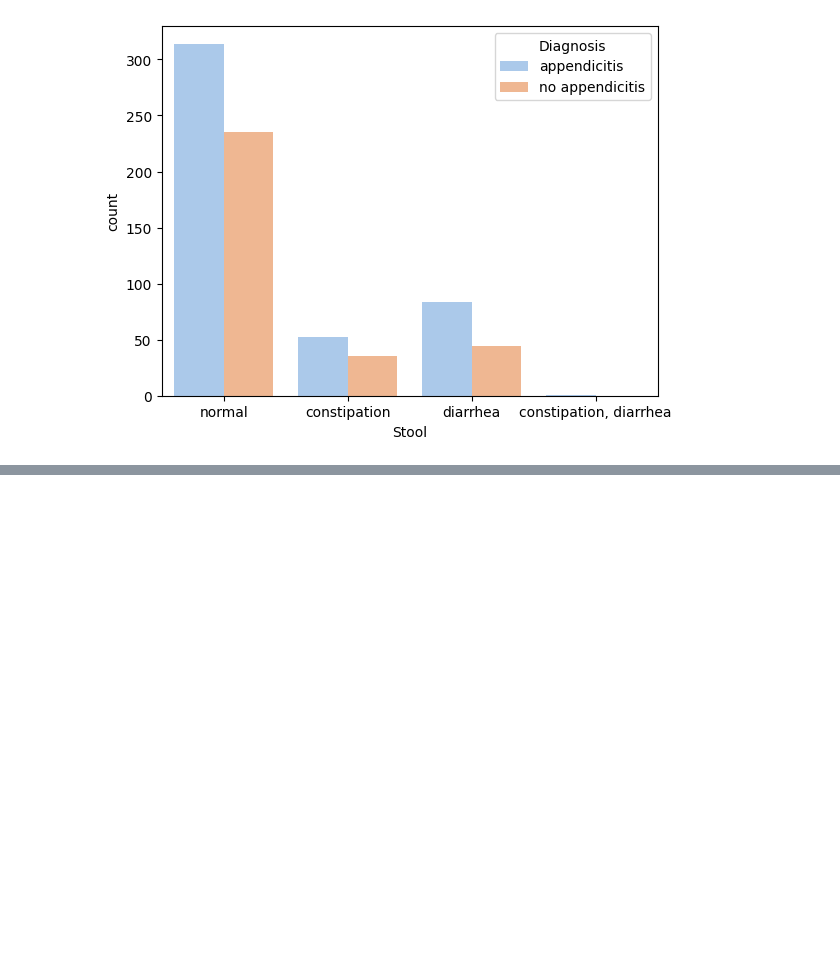
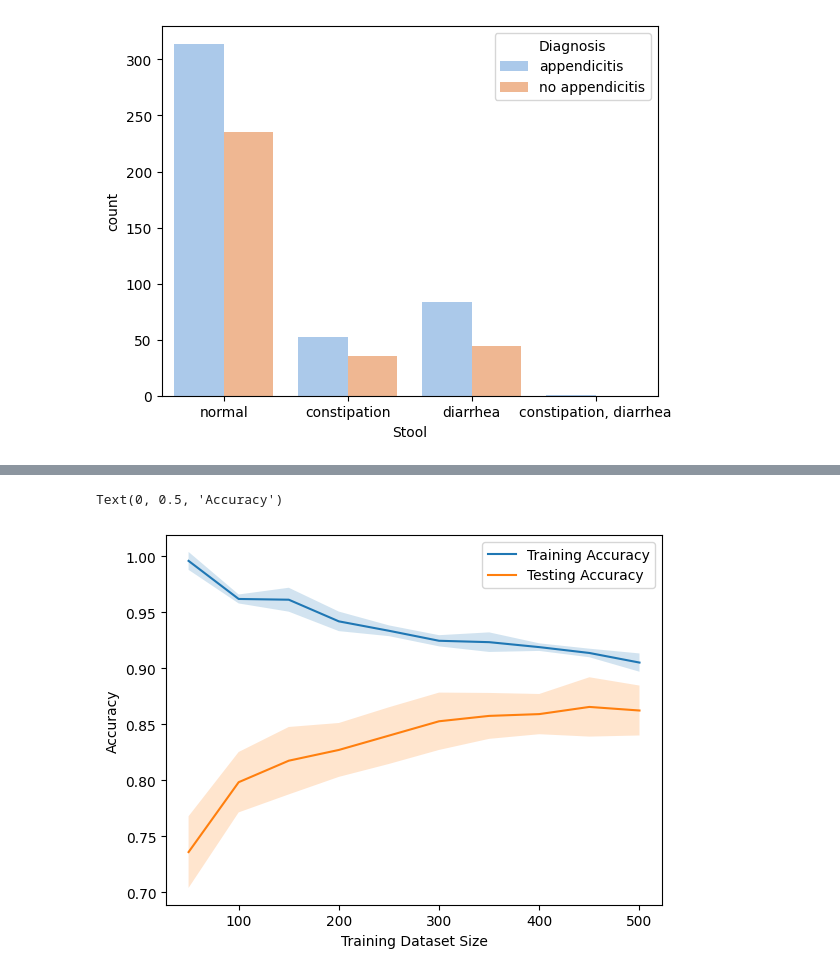
Before and after one commit to keshav-chauhan/assessmentprog2, a Jupyter notebook: assessment2.ipynb, the cells around one changed output, grey strips where cells are left out. Saved outputs shown, nothing was run; the diff lists cells and outputs as text; code cells hidden in the pictures; blank space fills up the shorter version.

```diff
--- a/assessment2.ipynb
+++ b/assessment2.ipynb
@@ -608,0 +647,29 @@ sns.countplot(data=app_data,
+# %%
+lc = learning_curve(
+    pipeline, x_train, y_train, train_sizes = np.linspace(0.1, 1.0, 10),
+    cv = 5, scoring = 'accuracy'
+)
+
+fig, ax = plt.subplots()
+
+train_acc = lc[1].mean(axis = 1)
+train_acc_std = lc[1].std(axis = 1)
+test_acc = lc[2].mean(axis = 1)
+test_acc_std = lc[2].std(axis = 1)
+
+ax.plot(lc[0], train_acc, label = 'Training Accuracy')
+ax.fill_between(
+    lc[0], train_acc + train_acc_std, train_acc - train_acc_std, alpha = 0.2
+)
+
+ax.plot(lc[0], test_acc, label = 'Testing Accuracy')
+ax.fill_between(
+    lc[0], test_acc + test_acc_std, test_acc - test_acc_std, alpha = 0.2
+)
+ax.legend()
+
+ax.set_xlabel('Training Dataset Size')
+ax.set_ylabel('Accuracy')
+# %% [output]
+Text(0, 0.5, 'Accuracy')
+[figure, added]
```
Also changed, not shown: parts of 12 cells of this notebook.
